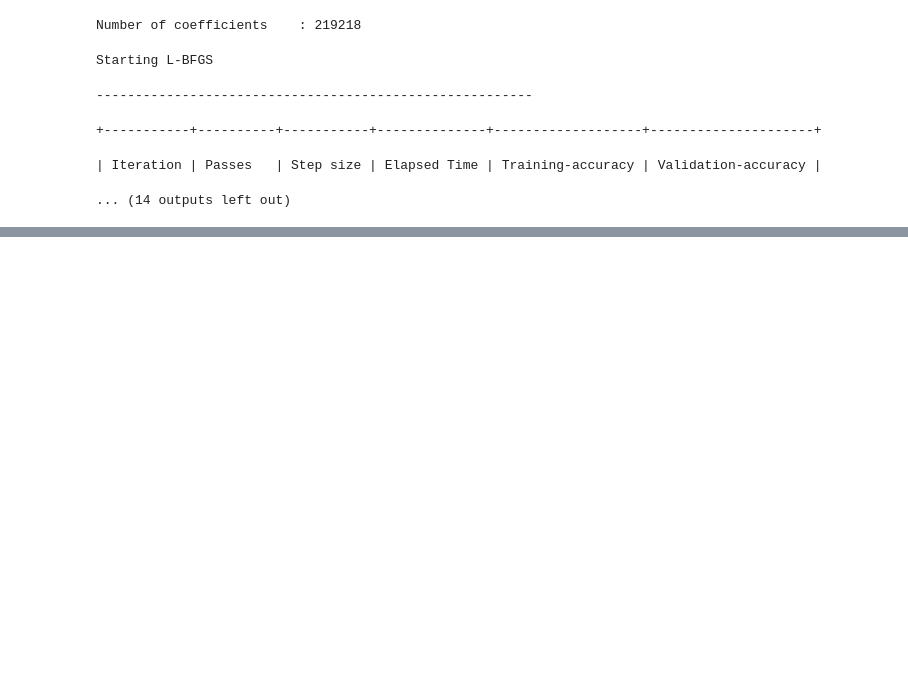
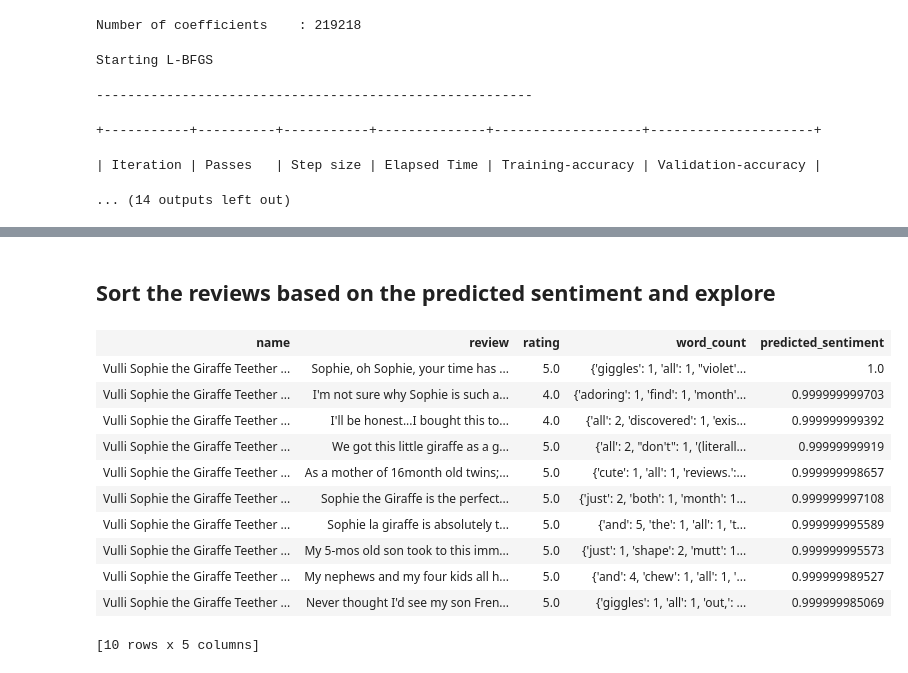
Before and after one commit to igagansingh/MachineLearningFoundation, a Jupyter notebook: week_3/Analyzing product sentiment.ipynb, the cells around one changed output, grey strips where cells are left out. Drawn from its saved outputs; the diff is of its cells as text; code cells hidden in the pictures; blank space fills up the shorter version.

```diff
--- a/week_3/Analyzing product sentiment.ipynb
+++ b/week_3/Analyzing product sentiment.ipynb
@@ -98,0 +146,18 @@ Starting L-BFGS
+# %% [markdown]
+## Sort the reviews based on the predicted sentiment and explore
+# %%
+giraffe_review = giraffe_review.sort('predicted_sentiment', ascending=False)
+giraffe_review.head()
+# %% [output]
+| name | review | rating | word_count | predicted_sentiment |
+| Vulli Sophie the Giraffe Teether ... | Sophie, oh Sophie, your time has ... | 5.0 | {'giggles': 1, 'all': 1, "violet'... | 1.0 |
+| Vulli Sophie the Giraffe Teether ... | I'm not sure why Sophie is such a... | 4.0 | {'adoring': 1, 'find': 1, 'month'... | 0.999999999703 |
+| Vulli Sophie the Giraffe Teether ... | I'll be honest...I bought this to... | 4.0 | {'all': 2, 'discovered': 1, 'exis... | 0.999999999392 |
+| Vulli Sophie the Giraffe Teether ... | We got this little giraffe as a g... | 5.0 | {'all': 2, "don't": 1, '(literall... | 0.99999999919 |
+| Vulli Sophie the Giraffe Teether ... | As a mother of 16month old twins;... | 5.0 | {'cute': 1, 'all': 1, 'reviews.':... | 0.999999998657 |
+| Vulli Sophie the Giraffe Teether ... | Sophie the Giraffe is the perfect... | 5.0 | {'just': 2, 'both': 1, 'month': 1... | 0.999999997108 |
+| Vulli Sophie the Giraffe Teether ... | Sophie la giraffe is absolutely t... | 5.0 | {'and': 5, 'the': 1, 'all': 1, 't... | 0.999999995589 |
+| Vulli Sophie the Giraffe Teether ... | My 5-mos old son took to this imm... | 5.0 | {'just': 1, 'shape': 2, 'mutt': 1... | 0.999999995573 |
+| Vulli Sophie the Giraffe Teether ... | My nephews and my four kids all h... | 5.0 | {'and': 4, 'chew': 1, 'all': 1, '... | 0.999999989527 |
+| Vulli Sophie the Giraffe Teether ... | Never thought I'd see my son Fren... | 5.0 | {'giggles': 1, 'all': 1, 'out,': ... | 0.999999985069 |
+[10 rows x 5 columns]
```
Also changed, not shown: parts of 6 cells of this notebook.
